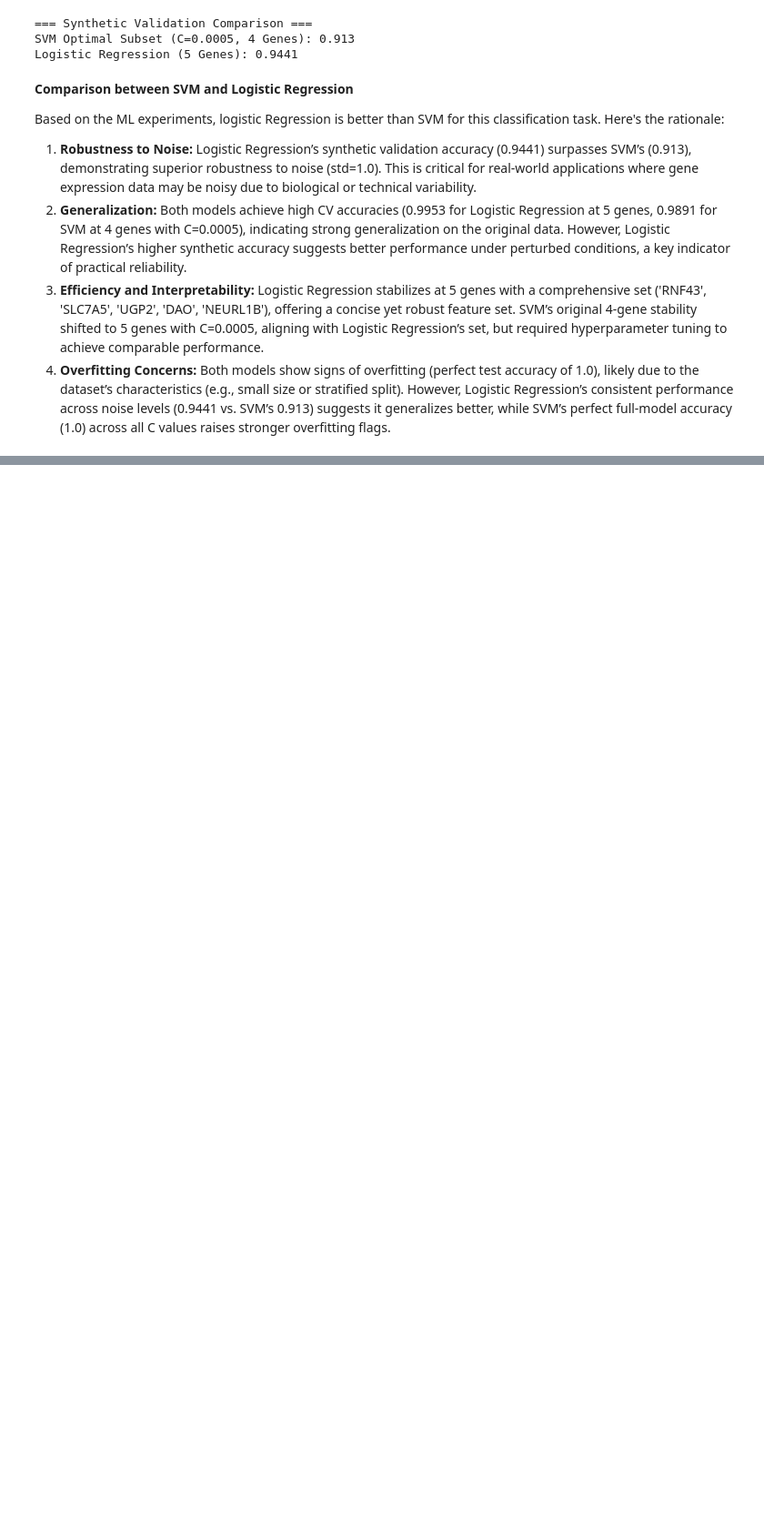
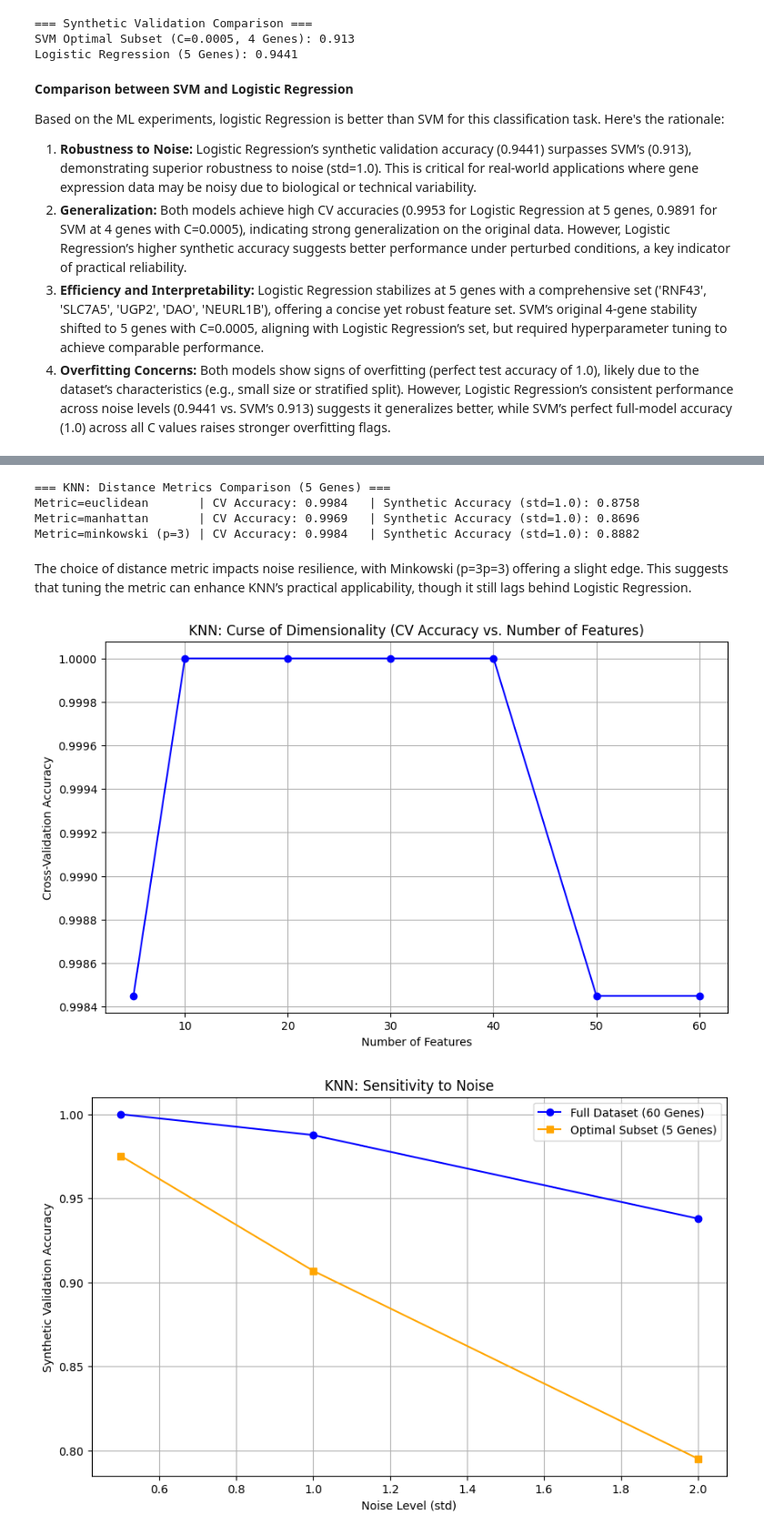
Before and after one commit to Laaliji/Colon-Cancer-Gene-Expression-Data-Classification-Analysis, a Jupyter notebook: Colon_Cancer_Gene_Expression_Analysis.ipynb, the cells around one changed output, grey strips where cells are left out. Shown at 91% size. Saved outputs shown, nothing was run; the diff lists cells and outputs as text; code cells hidden in the pictures; blank space fills up the shorter version.

```diff
--- a/Colon_Cancer_Gene_Expression_Analysis.ipynb
+++ b/Colon_Cancer_Gene_Expression_Analysis.ipynb
@@ -1279,0 +1555,56 @@ Based on the ML experiments, logistic Regression is better than SVM for this cla
+# %%
+# For distance metrics comparison, we need to create a synthetic dataset with standard deviation 1.0
+X_synthetic = X_test_scaled.copy() + np.random.normal(loc=0, scale=1.0, size=X_test_scaled.shape)
+X_synthetic = pd.DataFrame(X_synthetic, columns=X_test_scaled.columns)
+X_synthetic_opt = X_synthetic[optimal_genes]
+
+metrics = ['euclidean', 'manhattan', 'minkowski']
+minkowski_p = 3  # For Minkowski metric
+best_k_opt = 1
+
+print("\n=== KNN: Distance Metrics Comparison (5 Genes) ===")
+for metric in metrics:
+    # Configure metric parameters
+    metric_params = {'p': minkowski_p} if metric == 'minkowski' else None
+    knn = KNeighborsClassifier(n_neighbors=best_k_opt, metric=metric, metric_params=metric_params)
+
+    # Cross-Validation
+    cv_scores = cross_val_score(knn, X_train_opt, y_train, cv=5, scoring='accuracy')
+
+    # Synthetic Validation (std=1.0)
+    knn.fit(X_train_opt, y_train)
+    synth_pred = knn.predict(X_synthetic_opt)
+    synth_acc = accuracy_score(y_test, synth_pred)
+
+    metric_name = f"minkowski (p={minkowski_p})" if metric == 'minkowski' else metric
+    print(f"Metric={metric_name:<15} | CV Accuracy: {round(cv_scores.mean(), 4):<8} | Synthetic Accuracy (std=1.0): {round(synth_acc, 4)}")
+# %% [output]
+=== KNN: Distance Metrics Comparison (5 Genes) ===
+Metric=euclidean       | CV Accuracy: 0.9984   | Synthetic Accuracy (std=1.0): 0.8758
+Metric=manhattan       | CV Accuracy: 0.9969   | Synthetic Accuracy (std=1.0): 0.8696
+Metric=minkowski (p=3) | CV Accuracy: 0.9984   | Synthetic Accuracy (std=1.0): 0.8882
+# %% [markdown]
+The choice of distance metric impacts noise resilience, with Minkowski (p=3p=3) offering a slight edge. This suggests that tuning the metric can enhance KNN’s practical applicability, though it still lags behind Logistic Regression.
+# %%
+# Plot CV Accuracy vs. Number of Features
+plt.figure(figsize=(10, 6))
+plt.plot(feature_counts, cv_accuracies_dim, marker='o', label='CV Accuracy', color='blue')
+plt.xlabel('Number of Features')
+plt.ylabel('Cross-Validation Accuracy')
+plt.title('KNN: Curse of Dimensionality (CV Accuracy vs. Number of Features)')
+plt.grid(True)
+plt.show()
+
+# Plot Synthetic Accuracy vs. Noise Level
+plt.figure(figsize=(10, 6))
+plt.plot(noise_levels, noise_acc_full, marker='o', label='Full Dataset (60 Genes)', color='blue')
+plt.plot(noise_levels, noise_acc_opt, marker='s', label='Optimal Subset (5 Genes)', color='orange')
+plt.xlabel('Noise Level (std)')
+plt.ylabel('Synthetic Validation Accuracy')
+plt.title('KNN: Sensitivity to Noise')
+plt.legend()
+plt.grid(True)
+plt.show()
+# %% [output]
+[figure, added]
+[figure, added]
```
Also changed, not shown: parts of 36 cells of this notebook.
